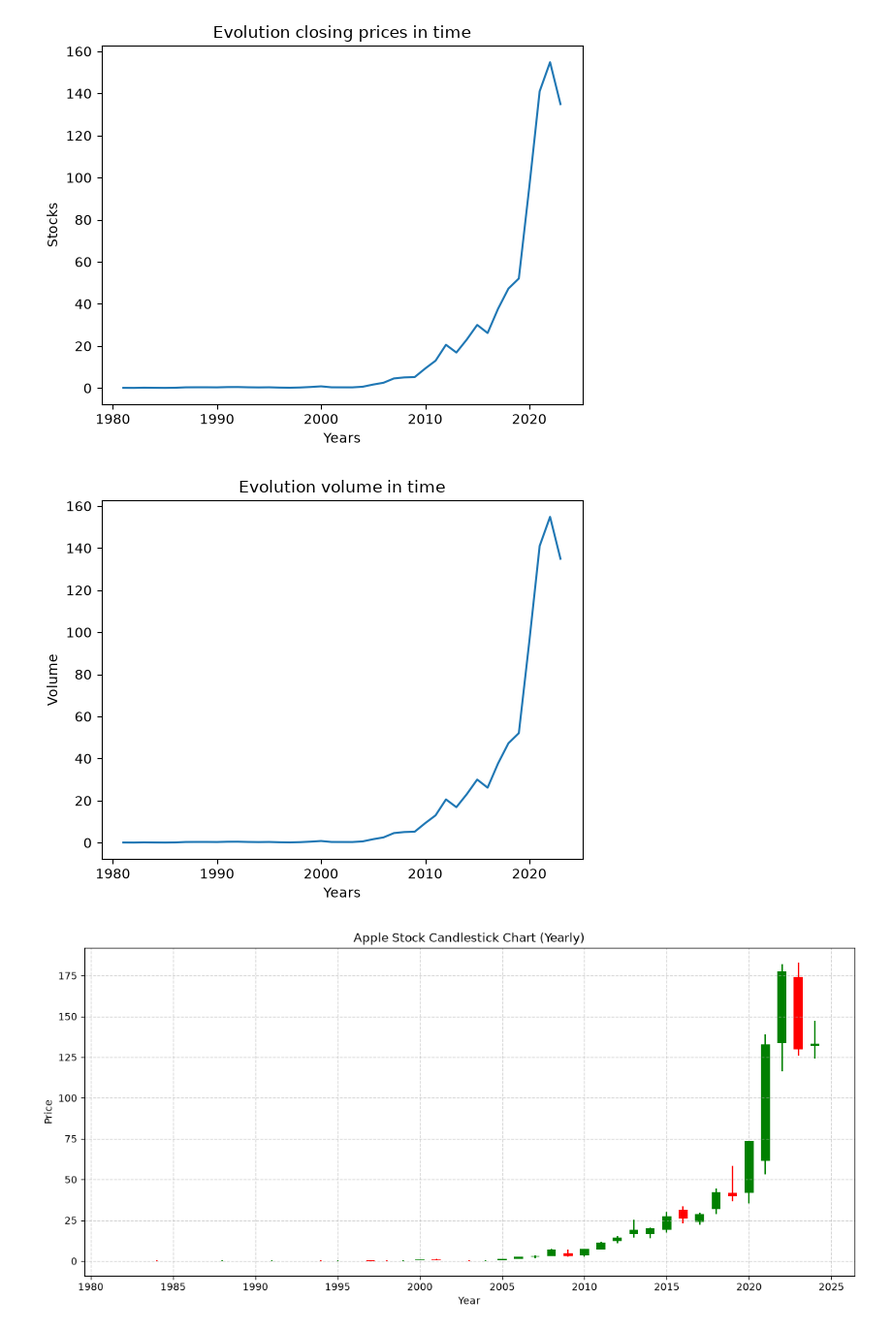
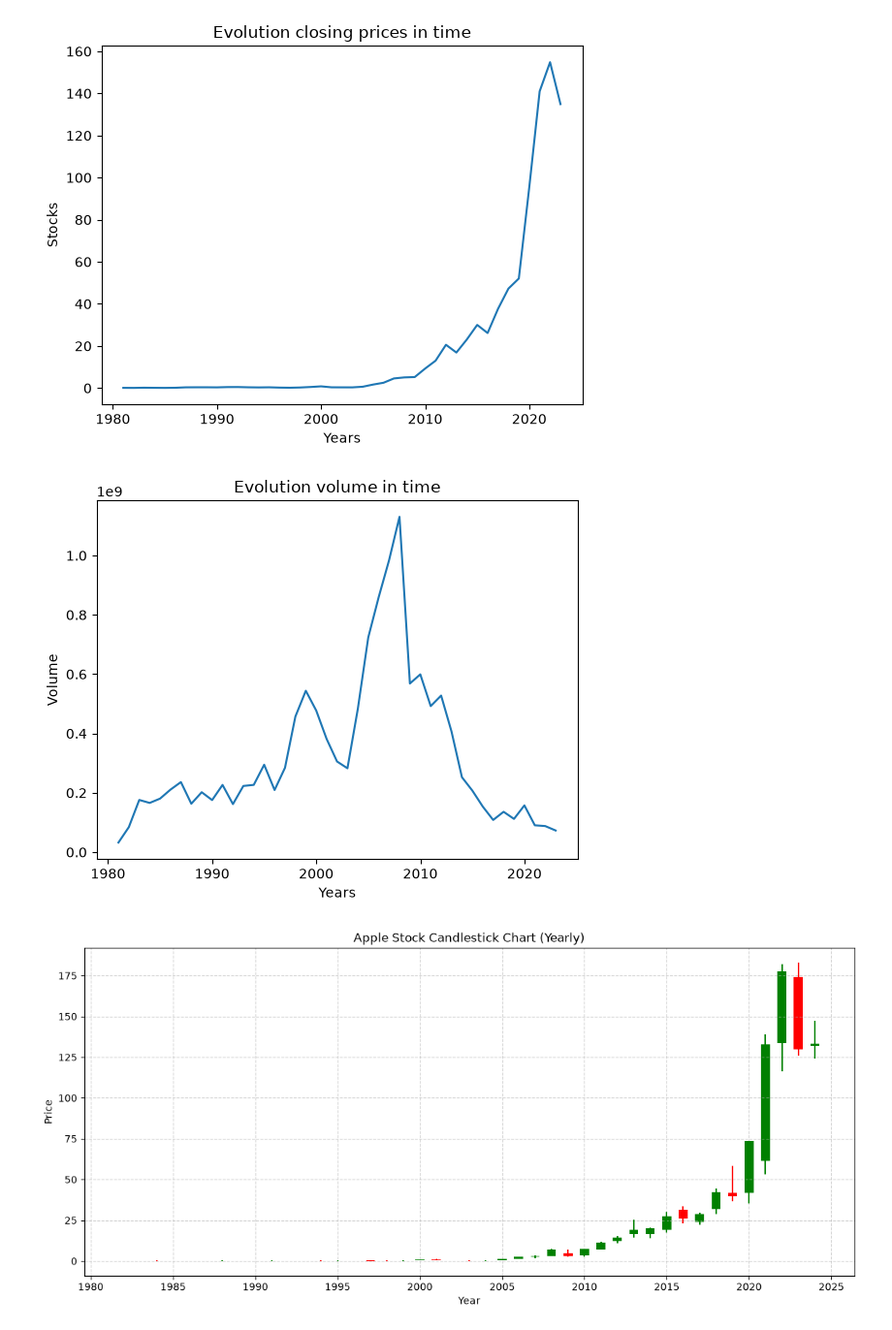
Before and after one commit to Rodgiva/DI-Bootcamp-GENAI, a Jupyter notebook: Week5/Day3/Exercices/miniproject.ipynb, the cells around one changed output. Shown at 97% size. Drawn from its saved outputs; the diff is of its cells as text; code cells hidden in the pictures.

```diff
--- a/Week5/Day3/Exercices/miniproject.ipynb
+++ b/Week5/Day3/Exercices/miniproject.ipynb
@@ -143,13 +143,13 @@ plt.show()
 # %%
 df_year_volume = df_year['Volume']
 
-plt.plot(df_year_volume.index, df_year_close.values)
+plt.plot(df_year_volume.index, df_year_volume.values)
 plt.xlabel("Years")
 plt.ylabel("Volume")
 plt.title("Evolution volume in time")
 plt.show()
 # %% [output]
-[figure, old version]
+[figure, new version]
 # %%
 df_candle = df.set_index("Date")[["Open", "High", "Low", "Close"]]
 df_candle = df_candle.resample("YE").agg({
```
Also changed, not shown: 2 other files.
